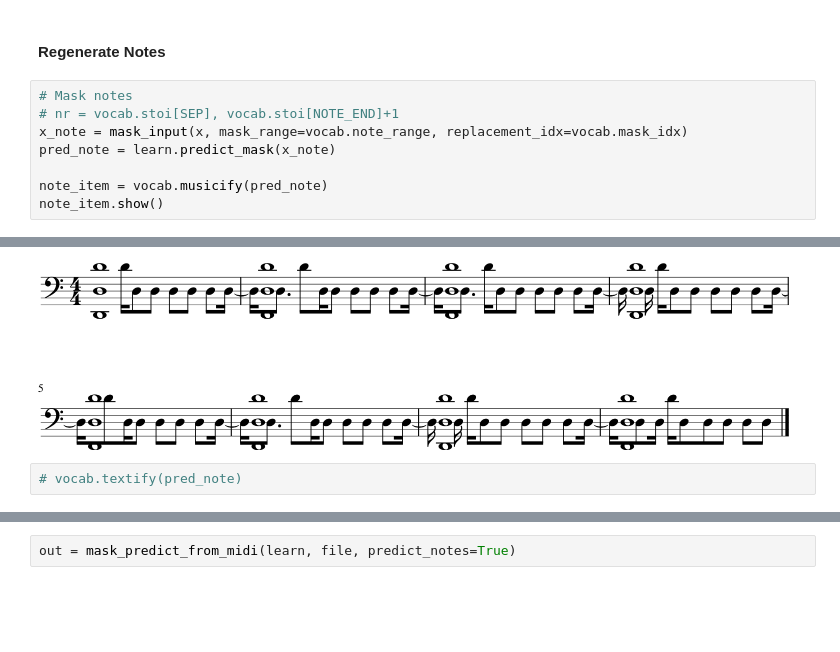
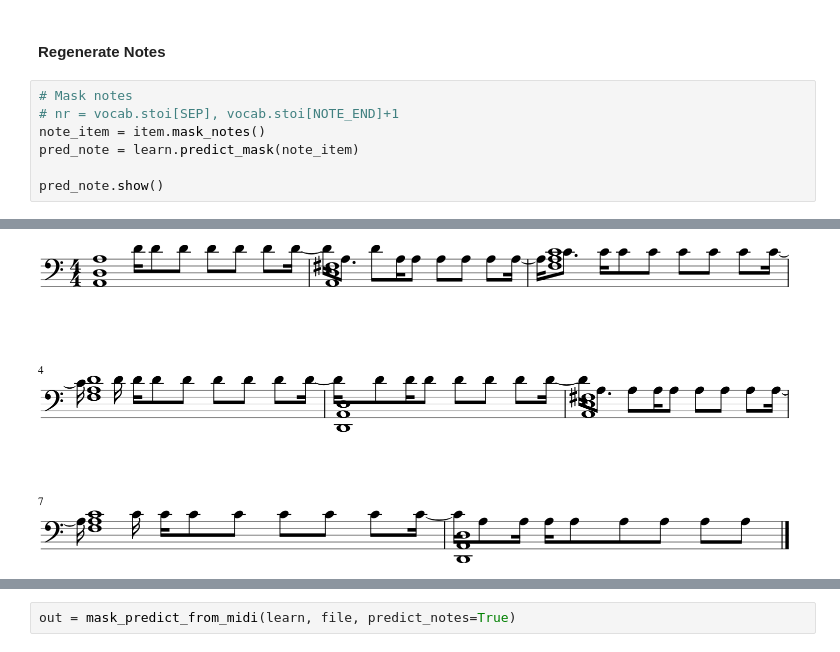
Before and after one commit to bearpelican/musicautobot, a Jupyter notebook: notebooks/example/MultitaskGenerate.ipynb, the cells around one changed output, grey strips where cells are left out. Saved outputs shown, nothing was run; the diff lists cells and outputs as text; blank space fills up the shorter version.

Commit message:
Creating multitrack item for s2s encoding

```diff
--- a/notebooks/example/MultitaskGenerate.ipynb
+++ b/notebooks/example/MultitaskGenerate.ipynb
@@ -100,13 +130,10 @@ dur_item.show_midi()
 # %%
 # Mask notes
 # nr = vocab.stoi[SEP], vocab.stoi[NOTE_END]+1
-x_note = mask_input(x, mask_range=vocab.note_range, replacement_idx=vocab.mask_idx)
-pred_note = learn.predict_mask(x_note)
+note_item = item.mask_notes()
+pred_note = learn.predict_mask(note_item)
 
-note_item = vocab.musicify(pred_note)
-note_item.show()
+pred_note.show()
 # %% [output]
 [interactive output not drawn]
-[figure, old version]
+[figure, new version]
-# %%
-# vocab.textify(pred_note)
```
Also changed, not shown: parts of 37 cells of this notebook, 9 other files.
